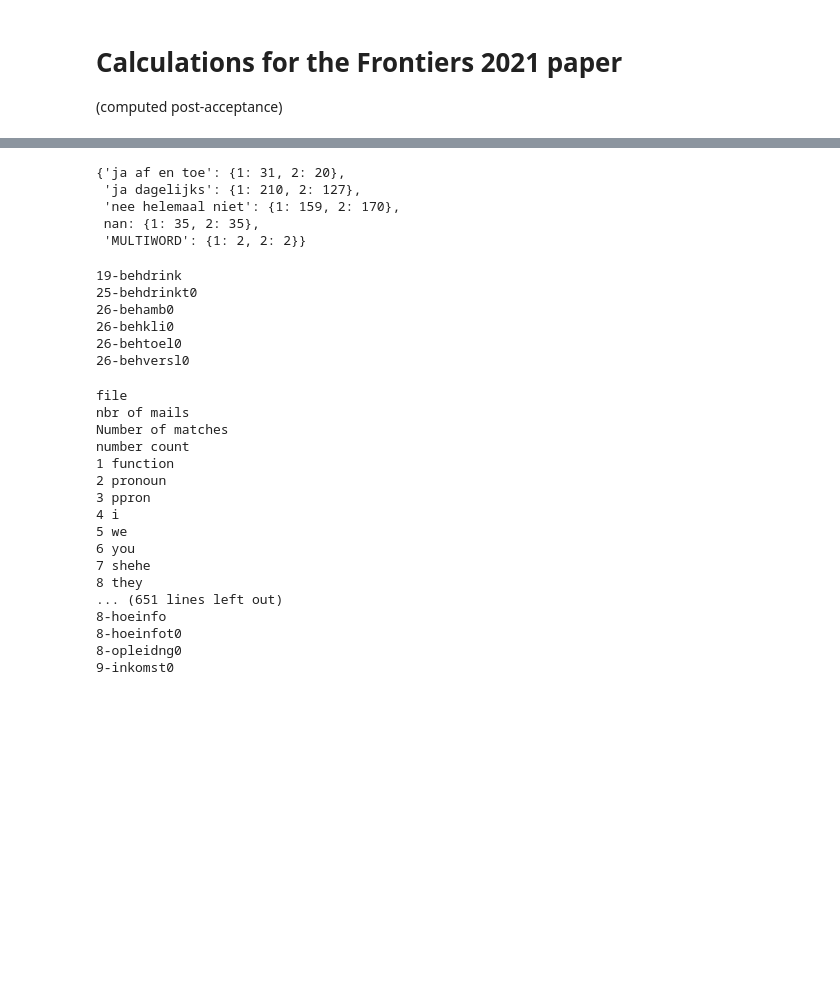
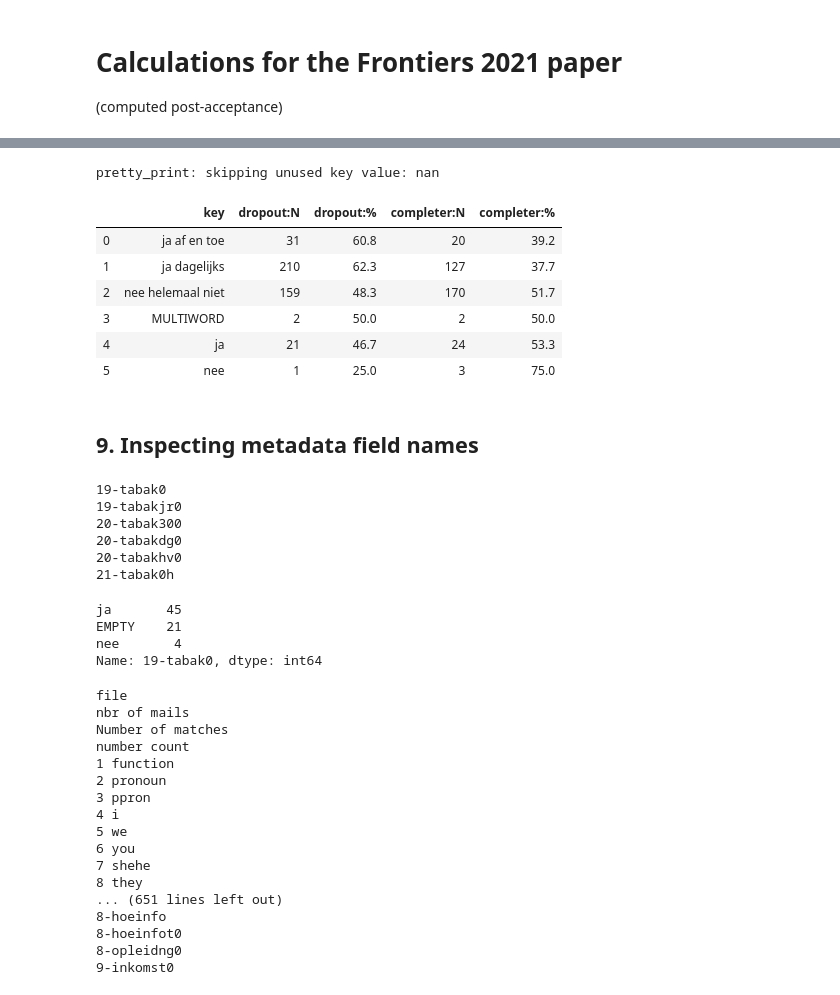
Before and after one commit to e-mental-health/data-processing, a Jupyter notebook: frontierspaper.ipynb, the cells around one changed output, grey strips where cells are left out. Saved outputs shown, nothing was run; the diff lists cells and outputs as text; code cells hidden in the pictures; blank space fills up the shorter version.

```diff
--- a/frontierspaper.ipynb
+++ b/frontierspaper.ipynb
@@ -146,39 +278,56 @@ count_reasons(data)
 # %%
-def count_smokers(data):
+def count_smokers(data, missings):
     smokers = { "ja af en toe": {1: 0, 2: 0}, "ja dagelijks": {1: 0, 2: 0}, "nee helemaal niet": {1: 0, 2: 0},
-                math.nan: {1: 0, 2: 0}, "MULTIWORD": {1: 0, 2: 0}, }
+                math.nan: {1: 0, 2: 0}, "MULTIWORD": {1: 0, 2: 0}, "ja": {1: 0, 2: 0}, "nee": {1: 0, 2: 0}, }
     for idx, row in data.iterrows():
-        smoker = math.nan
-        if not pd.isna(row["13-roken"]):
-            smoker = row["13-roken"]
-        if not pd.isna(row["13-rokent0"]):
-            if not pd.isna(smoker):
-                print("cannot happen: duplicate smoker value")
-            smoker = row["13-rokent0"]
-        smokers[smoker][row["dropout"]] += 1
+        if missings[idx] < 3:
+            smoker = math.nan
+            if not pd.isna(row["13-roken"]):
+                smoker = row["13-roken"]
+            if not pd.isna(row["19-tabak0"]):
+                if not pd.isna(smoker):
+                    print("cannot happen: duplicate smoker value")
+                smoker = row["19-tabak0"]
+            if not pd.isna(row["13-rokent0"]):
+                if not pd.isna(smoker):
+                    print("cannot happen: duplicate smoker value")
+                smoker = row["13-rokent0"]
+            smokers[smoker][row["dropout"]] += 1
     return smokers
 # %%
-count_smokers(data)
+pretty_print(count_smokers(data, missings))
 # %% [output]
-{'ja af en toe': {1: 31, 2: 20},
- 'ja dagelijks': {1: 210, 2: 127},
- 'nee helemaal niet': {1: 159, 2: 170},
- nan: {1: 35, 2: 35},
- 'MULTIWORD': {1: 2, 2: 2}}
+pretty_print: skipping unused key value: nan
+|  | key | dropout:N | dropout:% | completer:N | completer:% |
+| 0 | ja af en toe | 31 | 60.8 | 20 | 39.2 |
+| 1 | ja dagelijks | 210 | 62.3 | 127 | 37.7 |
+| 2 | nee helemaal niet | 159 | 48.3 | 170 | 51.7 |
+| 3 | MULTIWORD | 2 | 50.0 | 2 | 50.0 |
+| 4 | ja | 21 | 46.7 | 24 | 53.3 |
+| 5 | nee | 1 | 25.0 | 3 | 75.0 |
+# %% [markdown]
+## 9. Inspecting metadata field names
 # %%
 def find_columns(data, column_name):
     for column in data.columns:
         if re.search(column_name, column, flags=re.IGNORECASE):
             print(column)
 # %%
-find_columns(data, "beh")
+find_columns(data, "tab")
 # %% [output]
-19-behdrink
-25-behdrinkt0
-26-behamb0
-26-behkli0
-26-behtoel0
-26-behversl0
+19-tabak0
+19-tabakjr0
+20-tabak300
+20-tabakdg0
+20-tabakhv0
+21-tabak0h
+# %%
+data["19-tabak0"].value_counts()
+# %% [output]
+ja       45
+EMPTY    21
+nee       4
+Name: 19-tabak0, dtype: int64
 # %%
 for column in data.columns:
     print(column)
```
Also changed, not shown: parts of 25 cells of this notebook.
